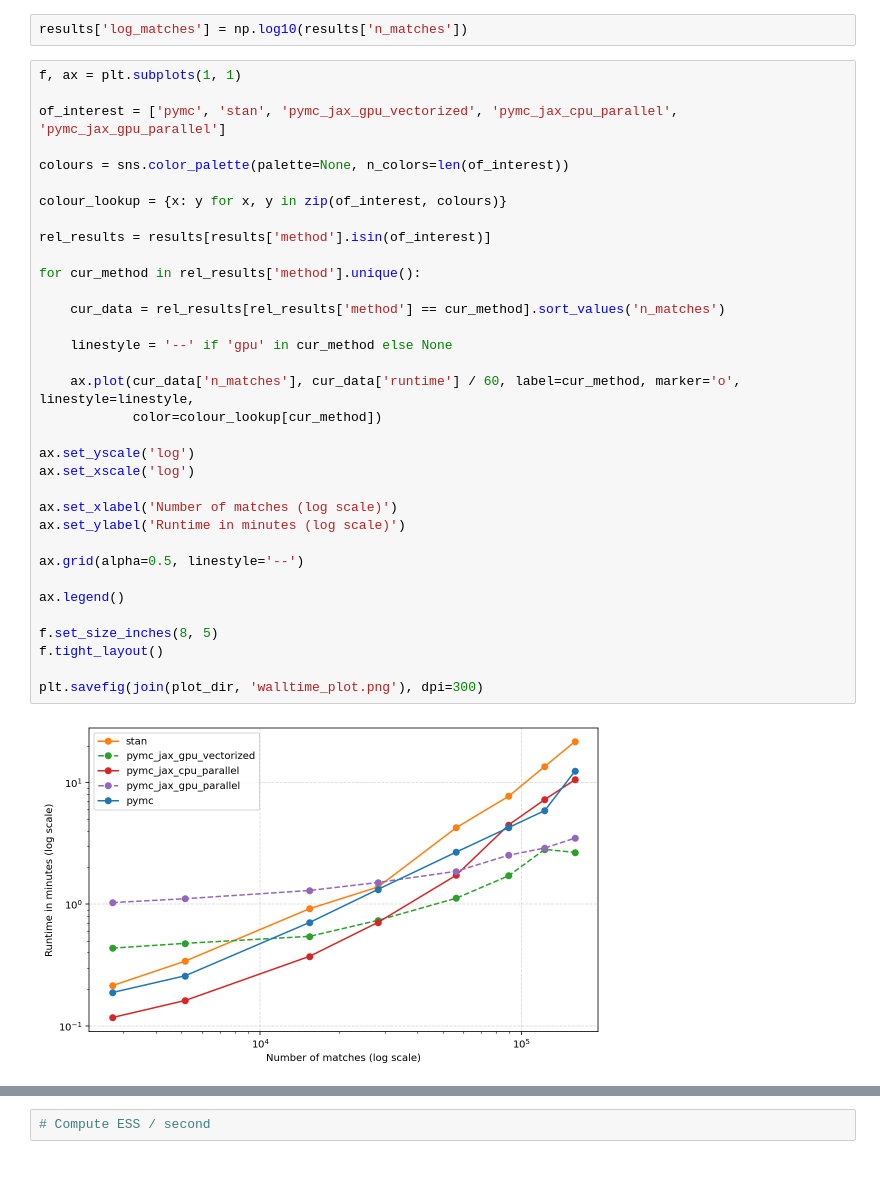
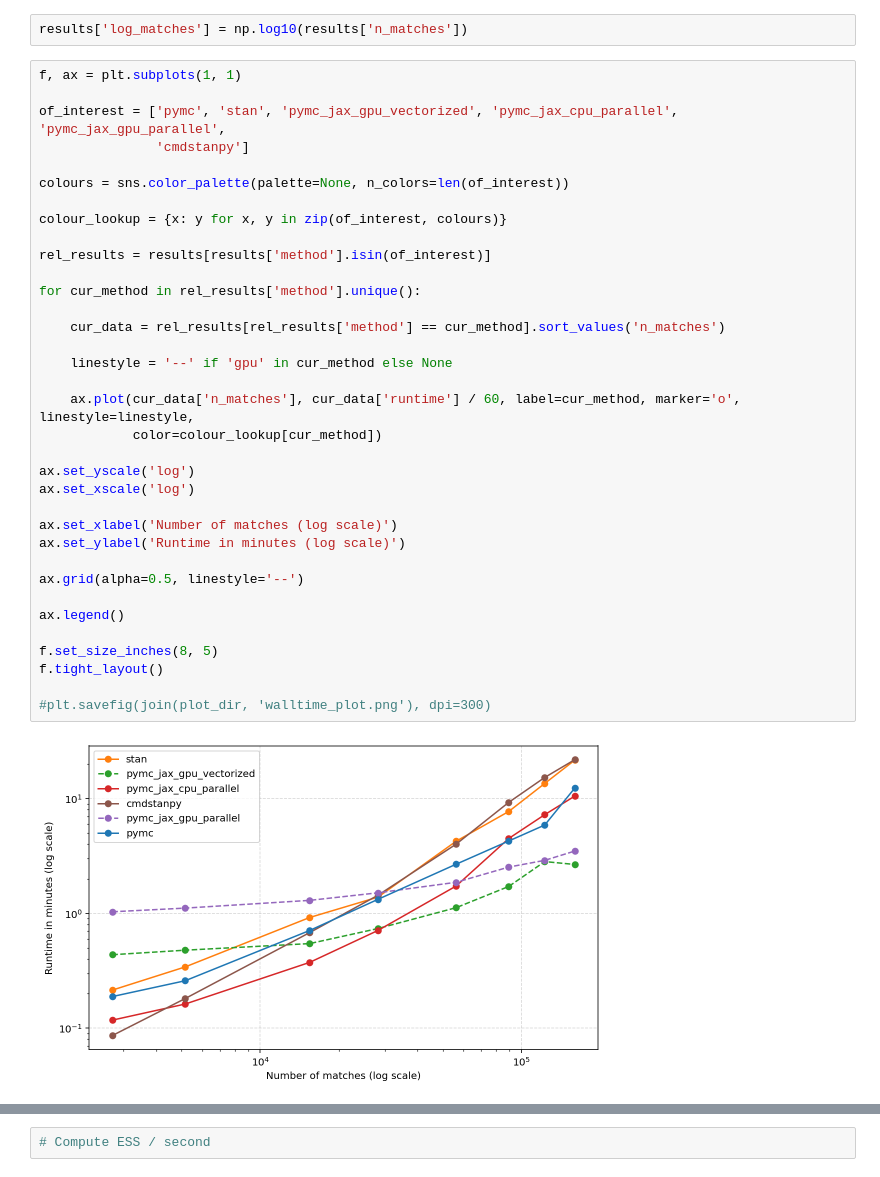
Before and after one commit to martiningram/mcmc_runtime_comparison, a Jupyter notebook: Compare runtimes.ipynb, the cells around one changed output, grey strips where cells are left out. Drawn from its saved outputs; the diff is of its cells as text.

Commit message:
Added cmdstanpy and revised Stan model

```diff
--- a/Compare runtimes.ipynb
+++ b/Compare runtimes.ipynb
@@ -64,39 +64,40 @@ results['log_matches'] = np.log10(results['n_matches'])
 # %%
 f, ax = plt.subplots(1, 1)
 
-of_interest = ['pymc', 'stan', 'pymc_jax_gpu_vectorized', 'pymc_jax_cpu_parallel', 'pymc_jax_gpu_parallel']
+of_interest = ['pymc', 'stan', 'pymc_jax_gpu_vectorized', 'pymc_jax_cpu_parallel', 'pymc_jax_gpu_parallel',
+               'cmdstanpy']
 
 colours = sns.color_palette(palette=None, n_colors=len(of_interest))
 
 colour_lookup = {x: y for x, y in zip(of_interest, colours)}
 
 rel_results = results[results['method'].isin(of_interest)]
 
 for cur_method in rel_results['method'].unique():
 
     cur_data = rel_results[rel_results['method'] == cur_method].sort_values('n_matches')
 
     linestyle = '--' if 'gpu' in cur_method else None
 
     ax.plot(cur_data['n_matches'], cur_data['runtime'] / 60, label=cur_method, marker='o', linestyle=linestyle,
             color=colour_lookup[cur_method])
 
 ax.set_yscale('log')
 ax.set_xscale('log')
 
 ax.set_xlabel('Number of matches (log scale)')
 ax.set_ylabel('Runtime in minutes (log scale)')
 
 ax.grid(alpha=0.5, linestyle='--')
 
 ax.legend()
 
 f.set_size_inches(8, 5)
 f.tight_layout()
 
-plt.savefig(join(plot_dir, 'walltime_plot.png'), dpi=300)
+#plt.savefig(join(plot_dir, 'walltime_plot.png'), dpi=300)
 # %% [output]
-[figure, old version]
+[figure, new version]
 # %%
 f, ax = plt.subplots(1, 1)
 
```
Also changed, not shown: parts of 7 cells of this notebook, 3 other files.
